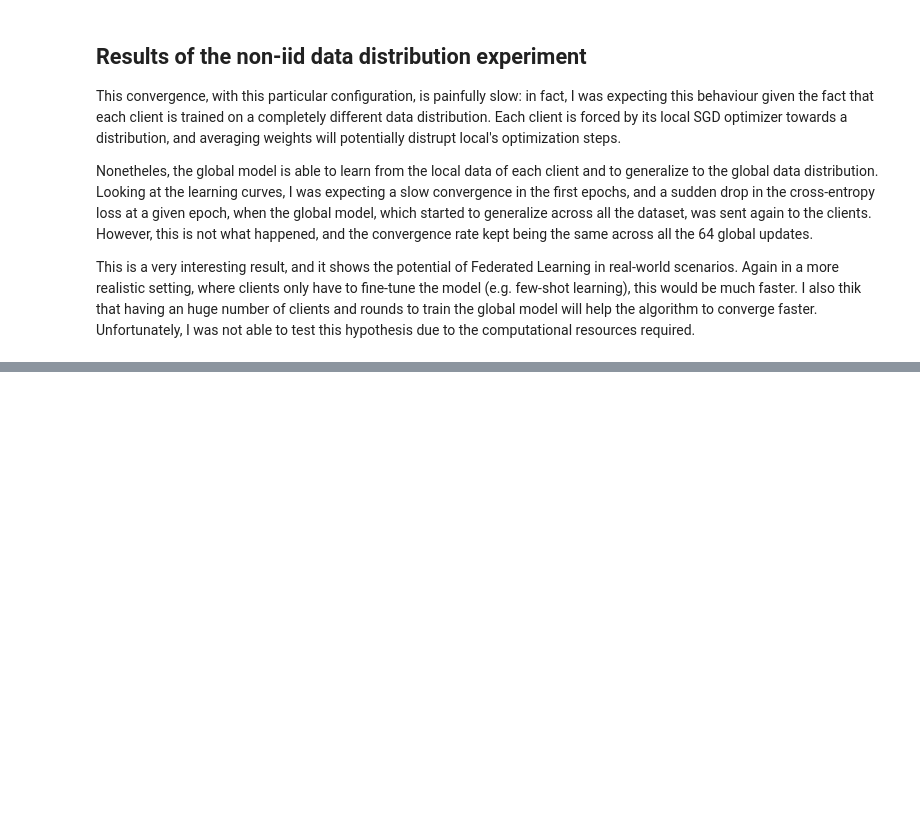
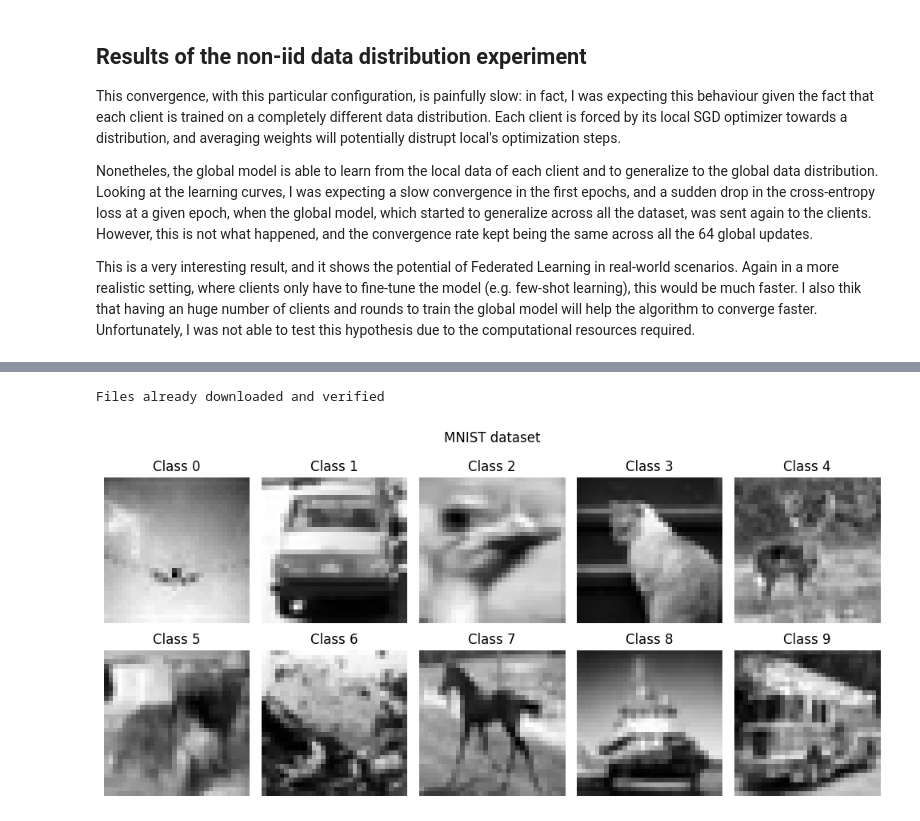
Before and after one commit to vornao/cl-project, a Jupyter notebook: src/report.ipynb, the cells around one changed output, grey strips where cells are left out. Saved outputs shown, nothing was run; the diff lists cells and outputs as text; code cells hidden in the pictures; blank space fills up the shorter version.

Commit message:
finetuning resnet18 on cifar todo: federated finetuning

```diff
--- a/src/report.ipynb
+++ b/src/report.ipynb
@@ -369,0 +551,10 @@ This is a very interesting result, and it shows the potential of Federated Learn
+# %%
+# load cifar10 dataset
+from models import get_cifar10_dataloader
+train, val, test = get_cifar10_dataloader(1024)
+# %% [output]
+Files already downloaded and verified
+# %%
+plot_mnist(train, 10, 5)
+# %% [output]
+[figure, added]
```
Also changed, not shown: parts of 17 cells of this notebook, 5 other files.
